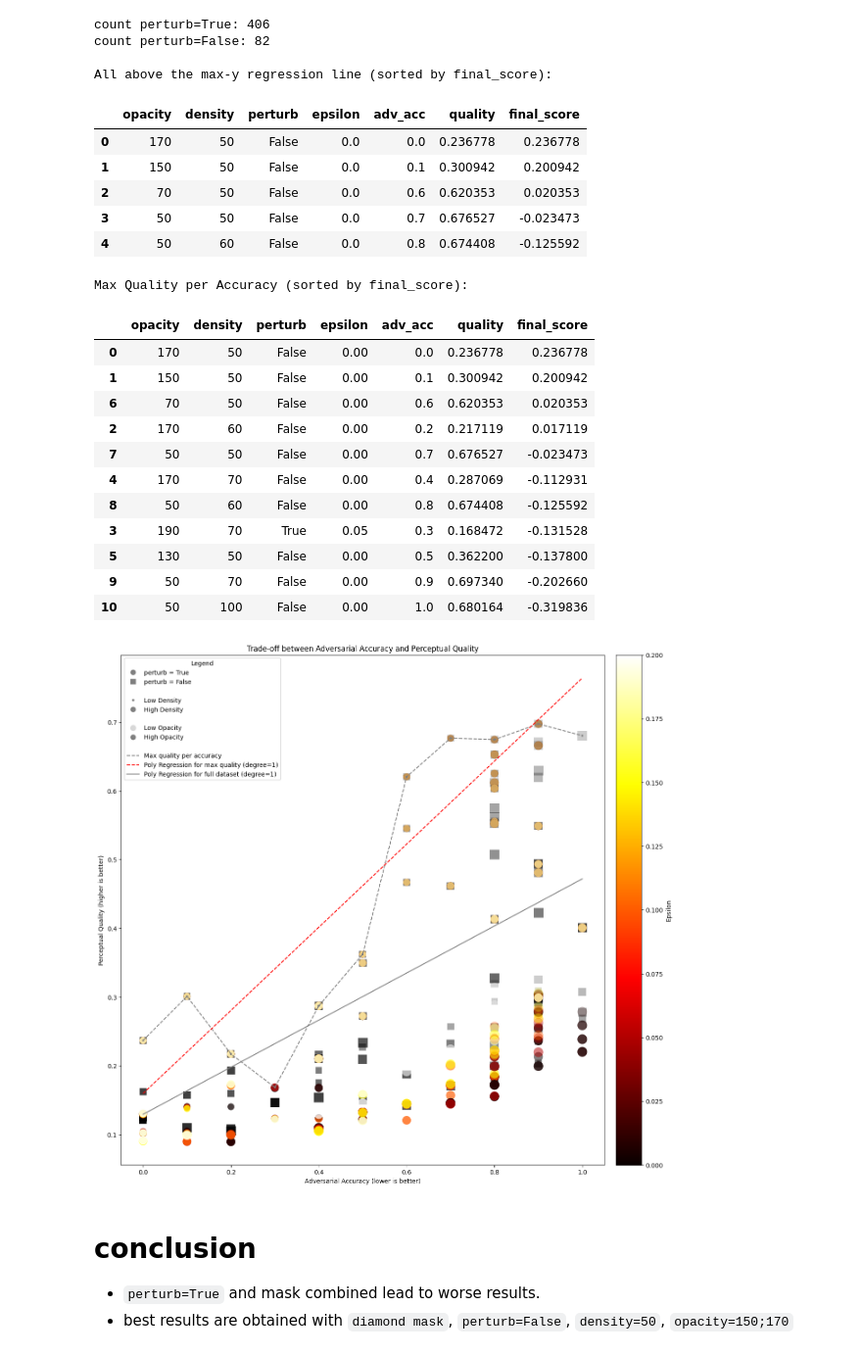
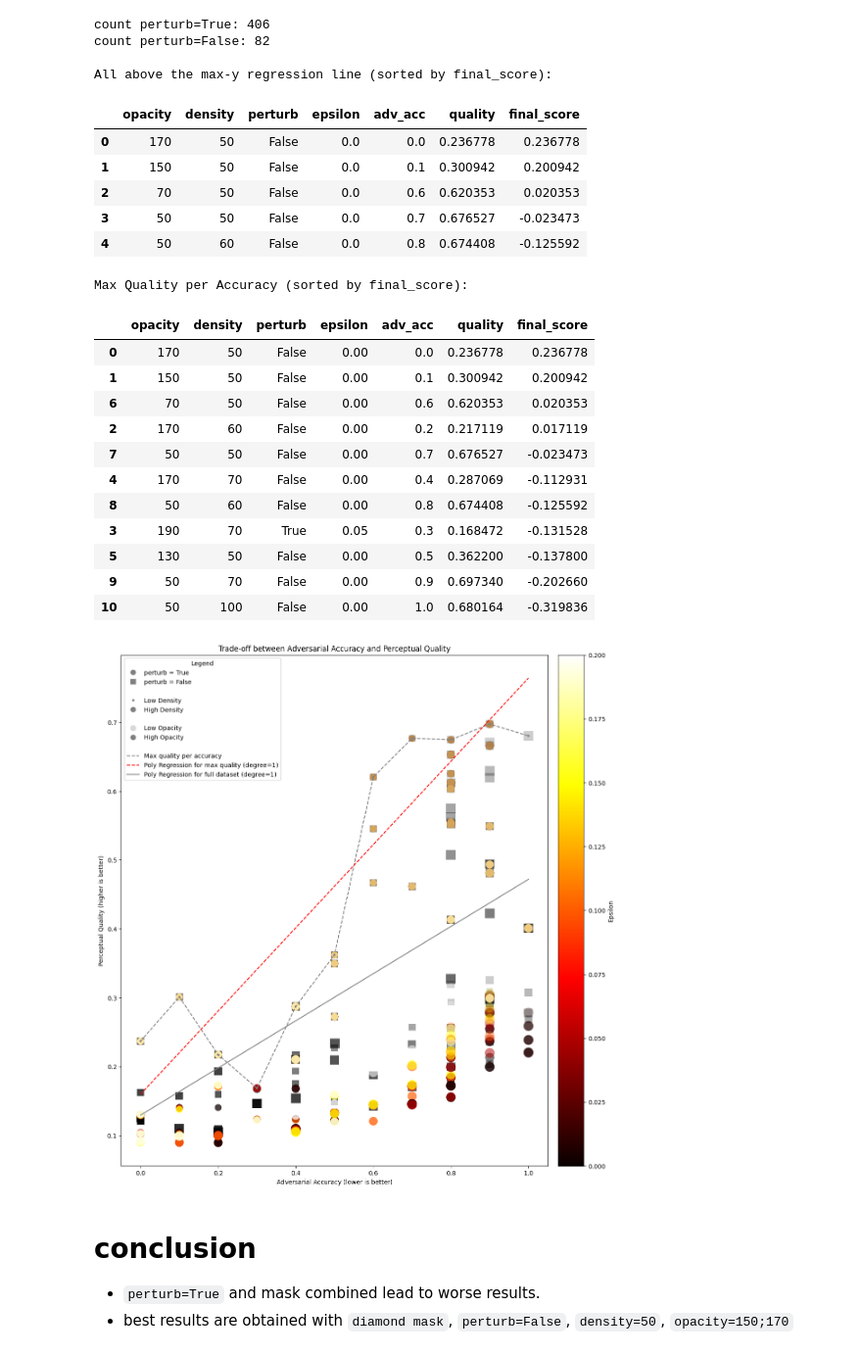
Before and after one commit to ETH-DISCO/advx-bench, a Jupyter notebook: analysis/1-eval_cls_mask_perturb.ipynb, the cells around one changed output. Shown at 98% size. Saved outputs shown, nothing was run; the diff lists cells and outputs as text; code cells hidden in the pictures.

```diff
--- a/analysis/1-eval_cls_mask_perturb.ipynb
+++ b/analysis/1-eval_cls_mask_perturb.ipynb
@@ -51,7 +51,7 @@ if np.isinf(data['adv_acc']).any() or np.isinf(data['quality']).any():
 plot
 """
 
-plt.figure(figsize=(17, 15))
+plt.figure(figsize=(15, 15))
 
 adv_acc = data['adv_acc'] # x-axis
 quality = data['quality'] # y-axis
@@ -171,34 +171,34 @@ legend_elements = [
 plt.legend(handles=legend_elements, title='Legend', loc='upper left')
 
 plt.xlabel('Adversarial Accuracy (lower is better)')
 plt.ylabel('Perceptual Quality (higher is better)')
 plt.title('Trade-off between Adversarial Accuracy and Perceptual Quality')
 plt.show()
 # %% [output]
 count perturb=True: 406
 count perturb=False: 82
 
 All above the max-y regression line (sorted by final_score):
 |  | opacity | density | perturb | epsilon | adv_acc | quality | final_score |
 | 0 | 170 | 50 | False | 0.0 | 0.0 | 0.236778 | 0.236778 |
 | 1 | 150 | 50 | False | 0.0 | 0.1 | 0.300942 | 0.200942 |
 | 2 | 70 | 50 | False | 0.0 | 0.6 | 0.620353 | 0.020353 |
 | 3 | 50 | 50 | False | 0.0 | 0.7 | 0.676527 | -0.023473 |
 | 4 | 50 | 60 | False | 0.0 | 0.8 | 0.674408 | -0.125592 |
 Max Quality per Accuracy (sorted by final_score):
 |  | opacity | density | perturb | epsilon | adv_acc | quality | final_score |
 | 0 | 170 | 50 | False | 0.00 | 0.0 | 0.236778 | 0.236778 |
 | 1 | 150 | 50 | False | 0.00 | 0.1 | 0.300942 | 0.200942 |
 | 6 | 70 | 50 | False | 0.00 | 0.6 | 0.620353 | 0.020353 |
 | 2 | 170 | 60 | False | 0.00 | 0.2 | 0.217119 | 0.017119 |
 | 7 | 50 | 50 | False | 0.00 | 0.7 | 0.676527 | -0.023473 |
 | 4 | 170 | 70 | False | 0.00 | 0.4 | 0.287069 | -0.112931 |
 | 8 | 50 | 60 | False | 0.00 | 0.8 | 0.674408 | -0.125592 |
 | 3 | 190 | 70 | True | 0.05 | 0.3 | 0.168472 | -0.131528 |
 | 5 | 130 | 50 | False | 0.00 | 0.5 | 0.362200 | -0.137800 |
 | 9 | 50 | 70 | False | 0.00 | 0.9 | 0.697340 | -0.202660 |
 | 10 | 50 | 100 | False | 0.00 | 1.0 | 0.680164 | -0.319836 |
-[figure, old version]
+[figure, new version]
 # %% [markdown]
 # conclusion
 
```
Also changed, not shown: 3 other files.
